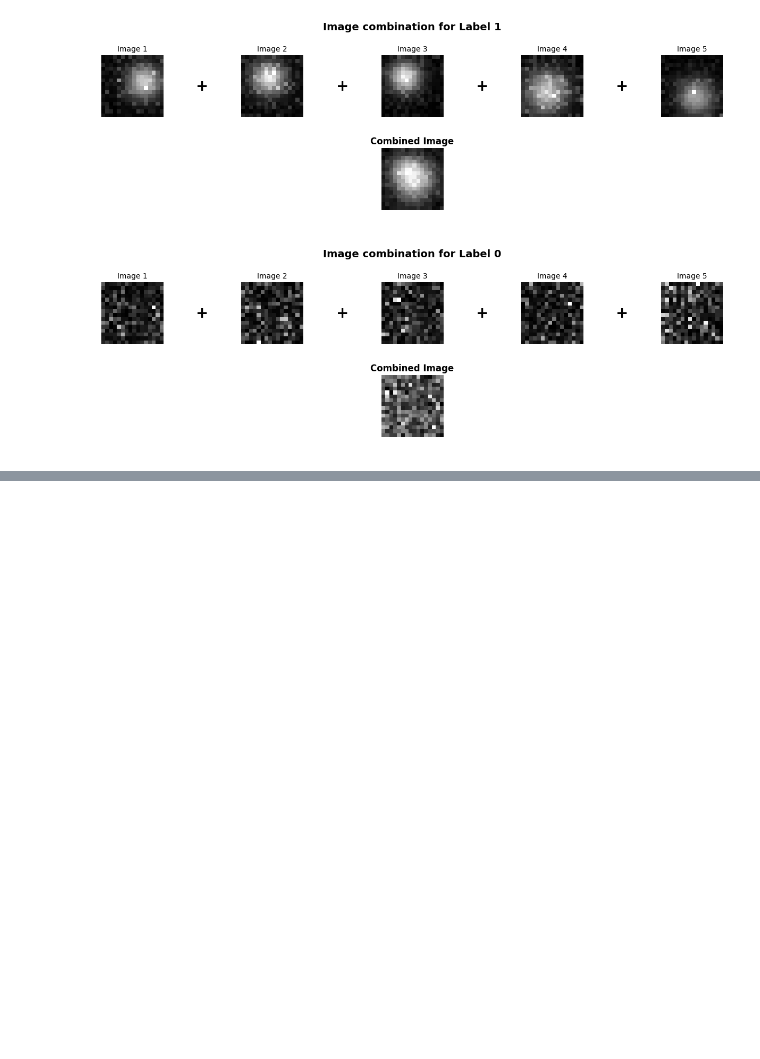
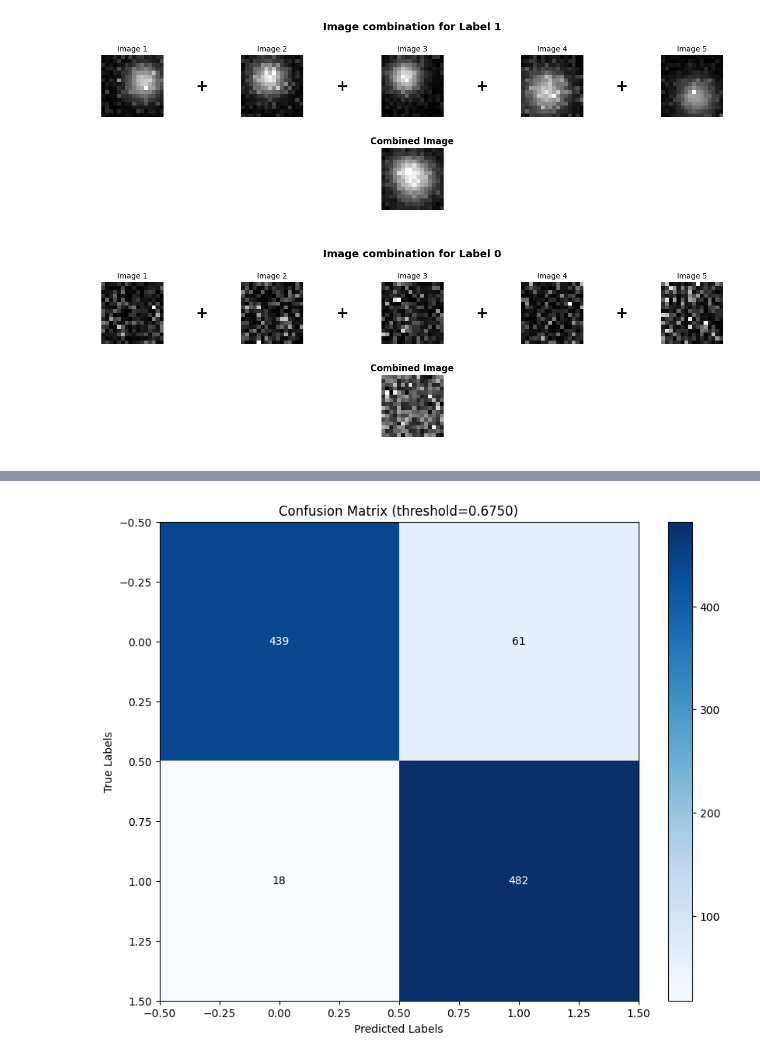
Before and after one commit to mach-12/cicada-gsoc-evaluation-task, a Jupyter notebook: solution.ipynb, the cells around one changed output, grey strips where cells are left out. Cells and saved outputs as stored; diff of their text form; code cells hidden in the pictures; blank space fills up the shorter version.

```diff
--- a/solution.ipynb
+++ b/solution.ipynb
@@ -172,0 +309,3 @@ plot_combined_image(images, labels, label_target=0)
+# %%
+predicted_classes = (scaled_predictions >= optimal_threshold).astype(int)
+predicted_classes[:50]
@@ -172,0 +350,4 @@ plot_combined_image(images, labels, label_target=0)
+# %%
+plot_confusion_matrix(labels, predicted_classes, optimal_threshold)
+# %% [output]
+[figure, added]
```
Also changed, not shown: parts of 34 cells of this notebook.
